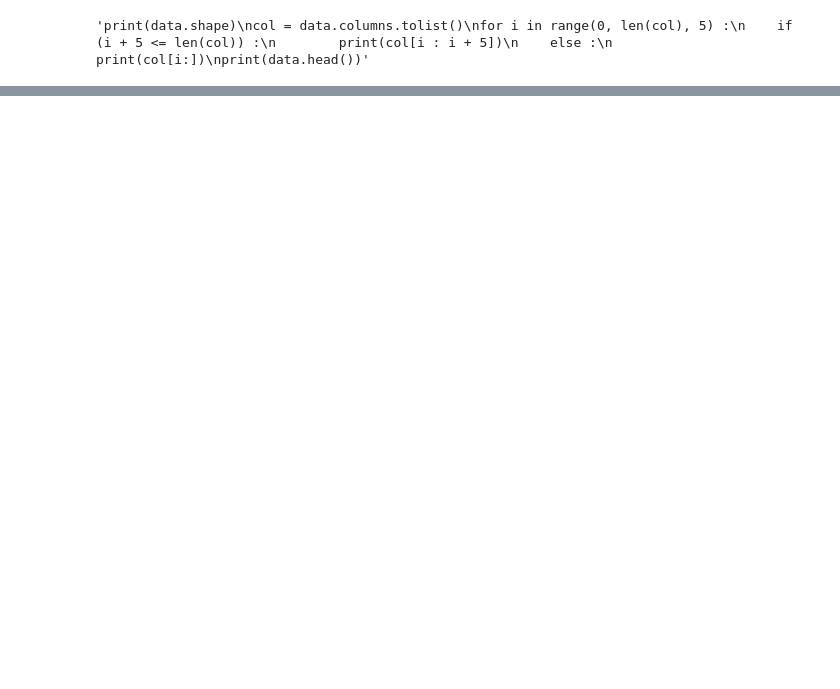
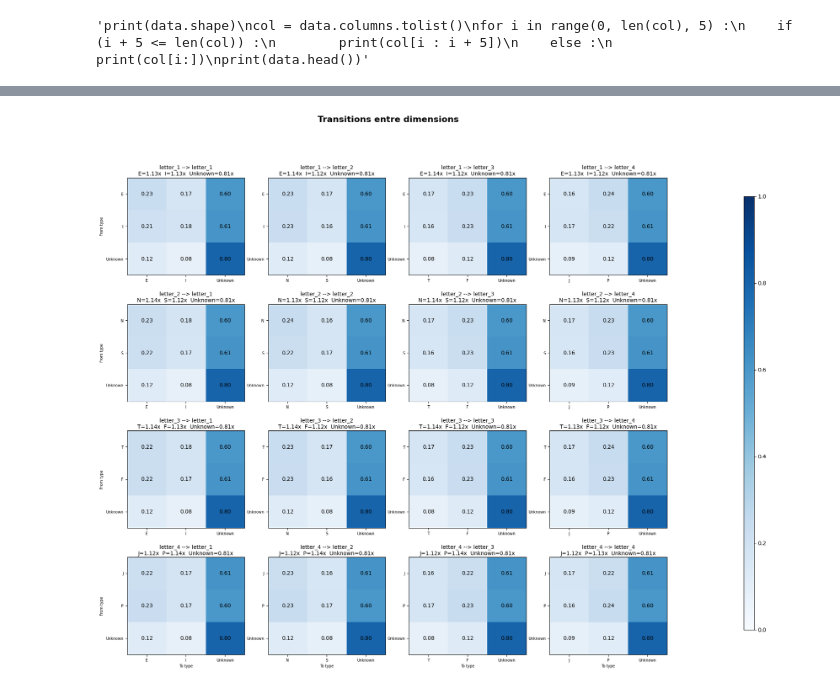
Before and after one commit to DavidGabrielPapa/TheseDeMaster, a Jupyter notebook: graph.ipynb, the cells around one changed output, grey strips where cells are left out. Saved outputs shown, nothing was run; the diff lists cells and outputs as text; code cells hidden in the pictures; blank space fills up the shorter version.

Commit message:
code clear + analyse graph

```diff
--- a/graph.ipynb
+++ b/graph.ipynb
@@ -131,26 +141,24 @@ Nombre de lignes après nettoyage : 50791
 # %%
-# Récupérer les acteurs du graphe
+# Actors from the graph
 actors_in_graph = set(G.nodes())
-# Récupérer les acteurs dans la db MBTI
+
+# Actors in the MBTI database
 actors_in_mbti = set(mbti['name'].tolist())
-# Intersection : acteurs présents dans les deux
+
+# Intersection: actors present in both
 common_actors = actors_in_graph & actors_in_mbti
 
-# Pour chaque acteur du graphe, chercher le nom le plus proche dans MBTI
 mbti_names = set(mbti['name'].tolist())
-mbti_names = list(mbti_names - common_actors) # on enleve les perfect match
-actors_in_graph = actors_in_graph - common_actors # on enleve les perfect match
+mbti_names = list(mbti_names - common_actors) # remove the perfect matches
+actors_in_graph = actors_in_graph - common_actors # remove the perfect matches
 matched = {}
 
+# For each actor in the graph, find the closest name in MBTI
 for actor in actors_in_graph :
     matches = get_close_matches(actor, mbti_names, n=1, cutoff=0.9)
     if matches :
         matched[actor] = matches[0]
 
 print(f"Acteurs matchés (approx)  : {len(matched):,}")
-"""print("\nNoms match :")
-for original, match in list(matched.items()) :
-    if original != match :
-        print(f"  {original:<30} match '{match}'")"""
 # %% [output]
 Acteurs matchés (approx)  : 223
@@ -772,0 +352,78 @@ Ben Affleck              E        S        T        P             0.008647
+# %%
+def plot_transition_matrix(stats) :
+    DIMENSIONS = ['letter_1', 'letter_2', 'letter_3', 'letter_4']
+    LETTERS = {'letter_1': ['E', 'I', 'Unknown'],
+                'letter_2': ['N', 'S', 'Unknown'],
+                'letter_3': ['T', 'F', 'Unknown'],
+                'letter_4': ['J', 'P', 'Unknown']}
+
+    fig, axes = plt.subplots(4, 4, figsize=(18, 16))
+    fig.suptitle("Transitions entre dimensions", fontsize=16, fontweight='bold')
+
+    for i, src_dim in enumerate(DIMENSIONS) :
+        for j, tgt_dim in enumerate(DIMENSIONS) :
+            ax = axes[i][j]
+            src_vals = LETTERS[src_dim]   # from (axe Y)
+            tgt_vals = LETTERS[tgt_dim]   # to (axe X)
+
+            # Probability matrix
+            matrix = np.zeros((len(src_vals), len(tgt_vals)))
+            for r, from_val in enumerate(src_vals) :
+                entry = stats[src_dim][tgt_dim][from_val]
+                total = entry[0]
+                # Avoid division by 0
+                if total > 0 :
+                    for c in range(len(tgt_vals)) :
+                        matrix[r, c] = entry[c + 1] / total
+
+            # Lift
+            all_counts = np.zeros(len(tgt_vals))
+            all_total = 0
+            for from_val in src_vals :
+                entry = stats[src_dim][tgt_dim][from_val]
+                all_total += entry[0]
+                for c in range(len(tgt_vals)) :
+                    all_counts[c] += entry[c + 1]
+            marginal = all_counts / all_total if all_total > 0 else np.ones(len(tgt_vals)) / len(tgt_vals)
+
+            lift_per_row = []
+            for r, from_val in enumerate(src_vals) :
+                row_observed = matrix[r]
+                row_expected = marginal  # expected distribution
+                with np.errstate(divide='ignore', invalid='ignore') :
+                    row_lift = np.nanmean(np.where(row_expected > 0, row_observed / row_expected, np.nan))
+                lift_per_row.append(f"{from_val}={row_lift:.2f}x")
+
+            im = ax.imshow(matrix, vmin=0, vmax=1, cmap='Blues', aspect='auto')
+
+            # Values in cell
+            for r in range(len(src_vals)) :
+                for c in range(len(tgt_vals)) :
+                    ax.text(c, r, f"{matrix[r, c]:.2f}", ha='center', va='center', fontsize=10)
+
+            # Set axes
+            ax.set_xticks(range(len(tgt_vals)))
+            ax.set_yticks(range(len(src_vals)))
+            ax.set_xticklabels(tgt_vals, fontsize=7)
+            ax.set_yticklabels(src_vals, fontsize=7)
+
+            # Titre du subplot
+            ax.set_title(f"{src_dim} --> {tgt_dim}\n" + "  ".join(lift_per_row), fontsize=10, pad=4)
+
+            # Labels externes (seulement sur les bords)
+            if i == 3 :
+                ax.set_xlabel("To type", fontsize=7)
+            if j == 0 :
+                ax.set_ylabel("From type", fontsize=7)
+
+    # Colorbar
+    fig.subplots_adjust(wspace=0.2, hspace=0.3)
+    cbar_ax = fig.add_axes([1.01, 0.15, 0.015, 0.7])
+    fig.colorbar(im, cax=cbar_ax)
+
+    plt.savefig("Images/transition_matrix.png", bbox_inches='tight', dpi=150)
+    plt.show()
+
+plot_transition_matrix(stats)
+# %% [output]
+[figure, added]
```
Also changed, not shown: parts of 22 cells of this notebook, 3 other files.
